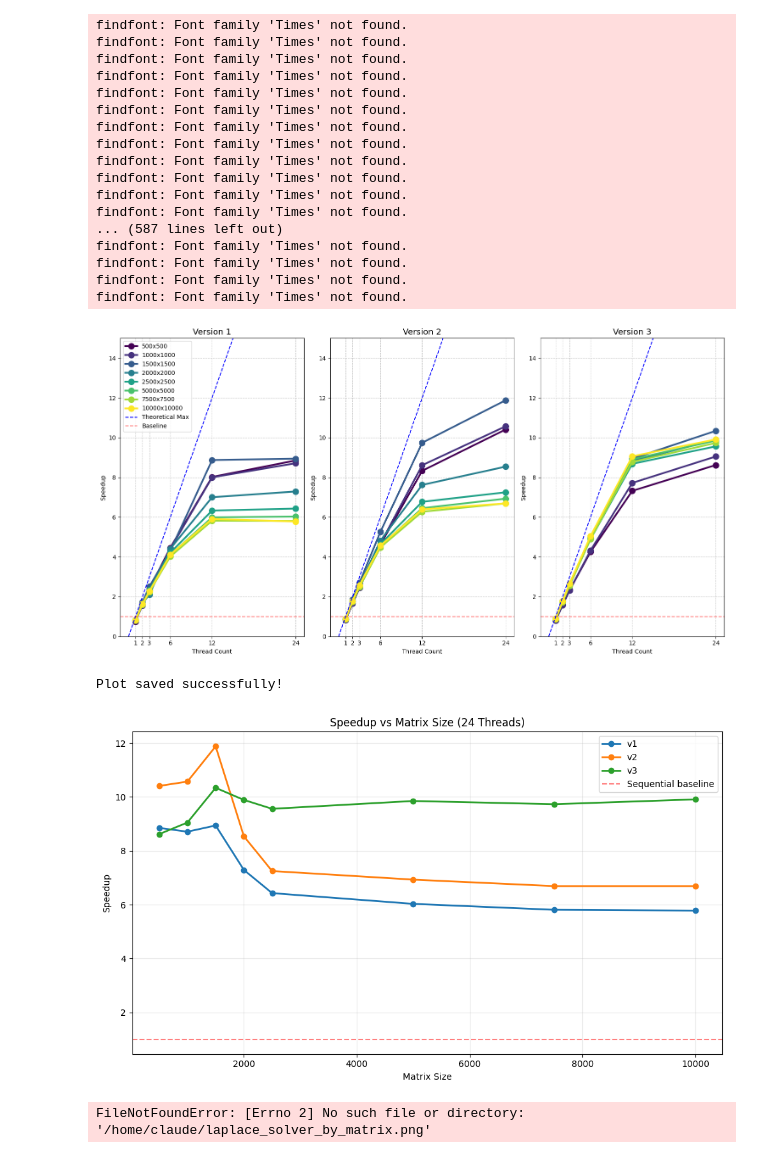
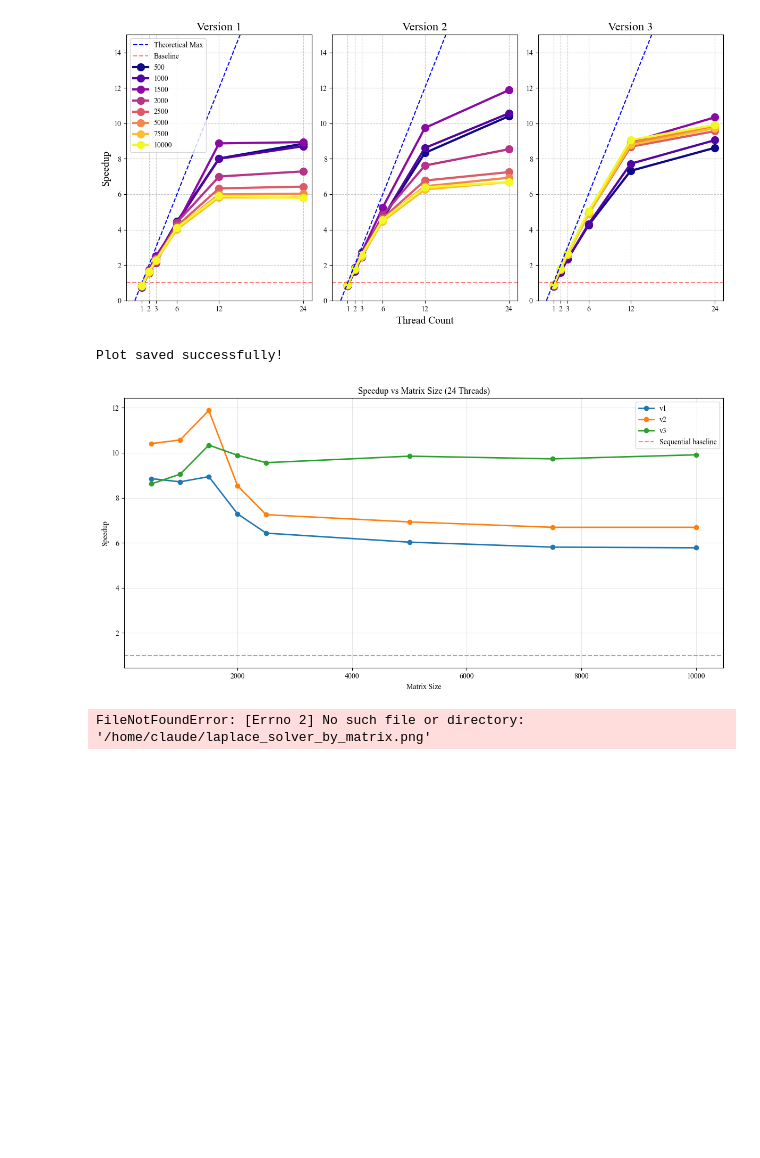
Before and after one commit to dettinjo/Parallel_Programming, a Jupyter notebook: 4_OpenMP_Laplace/plotting.ipynb, the cells around one changed output. Drawn from its saved outputs; the diff is of its cells as text; code cells hidden in the pictures; blank space fills up the shorter version.

Commit message:
Plotting updates

```diff
--- a/4_OpenMP_Laplace/plotting.ipynb
+++ b/4_OpenMP_Laplace/plotting.ipynb
@@ -4,7 +4,7 @@ import matplotlib.pyplot as plt
 import numpy as np
 
 import matplotlib.pyplot as plt
-plt.rcParams["font.family"] = "Times"
+plt.rcParams["font.family"] = "Times New Roman"
 
 
 # Load the data from the CSV file
@@ -18,11 +18,13 @@ colors = {'v1': '#1f77b4', 'v2': '#ff7f0e', 'v3': '#2ca02c'}
 markers = {'v1': 'o', 'v2': 's', 'v3': '^'}
 
 # Create a figure with two subplots - one for overall view, one for matrix size comparison
-fig, (ax1, ax2, ax3) = plt.subplots(1, 3, figsize=(15, 8))
+fig, (ax1, ax2, ax3) = plt.subplots(1, 3, figsize=(12, 6))
 
 # === SUBPLOT 1: Matrix size comparison (using only best implementation v3) ===
+ax1.axline((0, 0), slope=1, color='b', linestyle='--', label = 'Theoretical Max')
+ax1.axhline(y=1, color='r', linestyle='--', alpha=0.5, label='Baseline')
 matrix_sizes = sorted(df_parallel['Matrix_Size'].unique())
-colors_matrix = plt.cm.viridis(np.linspace(0, 1, len(matrix_sizes)))
+colors_matrix = plt.cm.plasma(np.linspace(0, 1, len(matrix_sizes)))
 for i, matrix_size in enumerate(matrix_sizes):
     data = df_parallel[(df_parallel['Matrix_Size'] == matrix_size) &
                       (df_parallel['Implementation'] == 'v1')]
@@ -32,20 +34,17 @@ for i, matrix_size in enumerate(matrix_sizes):
             color=colors_matrix[i],
             linewidth=3,
             markersize=10,
-            label=f"{matrix_size}x{matrix_size}")
+            label=f"{matrix_size}")
 
-ax1.set_xlabel('Thread Count', fontsize=10)
 ax1.set_ylim(0,15)
-ax1.set_ylabel('Speedup', fontsize=10)
-ax1.set_title(f'Version 1', fontsize=14)
+ax1.set_ylabel('Speedup', fontsize=14)
+ax1.set_title(f'Version 1', fontsize=16)
 ax1.grid(True, linestyle='--', alpha=0.7)
 ax1.set_xticks([1, 2, 3, 6, 12, 24])
-ax1.axline((0, 0), slope=1, color='b', linestyle='--', label = 'Theoretical Max')
-ax1.axhline(y=1, color='r', linestyle='--', alpha=0.5, label='Baseline')
 ax1.legend(loc='upper left', fontsize=10)
 # === SUBPLOT 2: Matrix size comparison (using only best implementation v3) ===
 matrix_sizes = sorted(df_parallel['Matrix_Size'].unique())
-colors_matrix = plt.cm.viridis(np.linspace(0, 1, len(matrix_sizes)))
+colors_matrix = plt.cm.plasma(np.linspace(0, 1, len(matrix_sizes)))
 for i, matrix_size in enumerate(matrix_sizes):
     data = df_parallel[(df_parallel['Matrix_Size'] == matrix_size) &
                       (df_parallel['Implementation'] == 'v2')]
@@ -57,63 +56,43 @@ for i, matrix_size in enumerate(matrix_sizes):
             markersize=10,
             label=f"{matrix_size}x{matrix_size}")
 
-ax2.set_xlabel('Thread Count', fontsize=10)
-ax2.set_ylabel('Speedup', fontsize=10)
+ax2.set_xlabel('Thread Count', fontsize=14)
 ax2.set_ylim(0,15)
-ax2.set_title(f'Version 2', fontsize=14)
+ax2.set_title(f'Version 2', fontsize=16)
 ax2.grid(True, linestyle='--', alpha=0.7)
 ax2.set_xticks([1, 2, 3, 6, 12, 24])
 #ax2.legend(loc='upper left', fontsize=12)
 # === SUBPLOT 3: Matrix size comparison (using only best implementation v3) ===
 matrix_sizes = sorted(df_parallel['Matrix_Size'].unique())
-colors_matrix = plt.cm.viridis(np.linspace(0, 1, len(matrix_sizes)))
+colors_matrix = plt.cm.plasma(np.linspace(0, 1, len(matrix_sizes)))
 for i, matrix_size in enumerate(matrix_sizes):
     data = df_parallel[(df_parallel['Matrix_Size'] == matrix_size) &
                       (df_parallel['Implementation'] == 'v3')]
 
     ax3.plot(data['Thread_Count'], data['Speedup'],
             marker='o',
             color=colors_matrix[i],
             linewidth=3,
             markersize=10,
             label=f"{matrix_size}x{matrix_size}")
 
-ax3.set_xlabel('Thread Count', fontsize=10)
-ax3.set_ylabel('Speedup', fontsize=10)
 ax3.set_ylim(0,15)
-ax3.set_title(f'Version 3', fontsize=14)
+ax3.set_title(f'Version 3', fontsize=16)
 ax3.grid(True, linestyle='--', alpha=0.7)
 ax3.set_xticks([1, 2, 3, 6, 12, 24])
 #ax3.legend(loc='upper left', fontsize=12)
 
 # Add a horizontal line at y=1 (sequential baseline)
 ax2.axhline(y=1, color='r', linestyle='--', alpha=0.5, label='Sequential Baseline')
 ax2.axline((0, 0), slope=1, color='b', linestyle='--')
 ax3.axhline(y=1, color='r', linestyle='--', alpha=0.5, label='Sequential Baseline')
 ax3.axline((0, 0), slope=1, color='b', linestyle='--')
 # Create a separate legend outside the plot area
 fig.tight_layout()
 # Save the figure
 plt.savefig('figures/all-up-to-v3,png', dpi=300, bbox_inches='tight')
 # %% [output]
-findfont: Font family 'Times' not found.
-findfont: Font family 'Times' not found.
-findfont: Font family 'Times' not found.
-findfont: Font family 'Times' not found.
-findfont: Font family 'Times' not found.
-findfont: Font family 'Times' not found.
-findfont: Font family 'Times' not found.
-findfont: Font family 'Times' not found.
-findfont: Font family 'Times' not found.
-findfont: Font family 'Times' not found.
-findfont: Font family 'Times' not found.
-findfont: Font family 'Times' not found.
-... (587 lines left out)
-findfont: Font family 'Times' not found.
-findfont: Font family 'Times' not found.
-findfont: Font family 'Times' not found.
-findfont: Font family 'Times' not found.
-[figure, old version]
+[figure, new version]
 # %%
 import pandas as pd
 import matplotlib.pyplot as plt
@@ -125,9 +104,13 @@ df = pd.read_csv('data_outfiles/laplace_performance_gpu1.csv')
 df_12threads = df[df['Thread_Count'] == 24]
 
 # Create a simple plot
-plt.figure(figsize=(10, 6))
+plt.figure(figsize=(12, 6))
 
 # Plot each implementation
+# colors_matrix = plt.cm.plasma(np.linspace(0, 1, len(matrix_sizes)))
+# for i, matrix_size in enumerate(matrix_sizes):
+
+#             color=colors_matrix[i],
 for impl in ['v1', 'v2', 'v3']:
     data = df_12threads[df_12threads['Implementation'] == impl]
     data = data.sort_values('Matrix_Size')
@@ -151,7 +134,7 @@ plt.savefig('figures/speedup_vs_matrixsize_24threads.png', dpi=300)
 print("Plot saved successfully!")
 # %% [output]
 Plot saved successfully!
-[figure, old version]
+[figure, new version]
 # %%
 import pandas as pd
 import matplotlib.pyplot as plt
```
Also changed, not shown: 2 other files.
